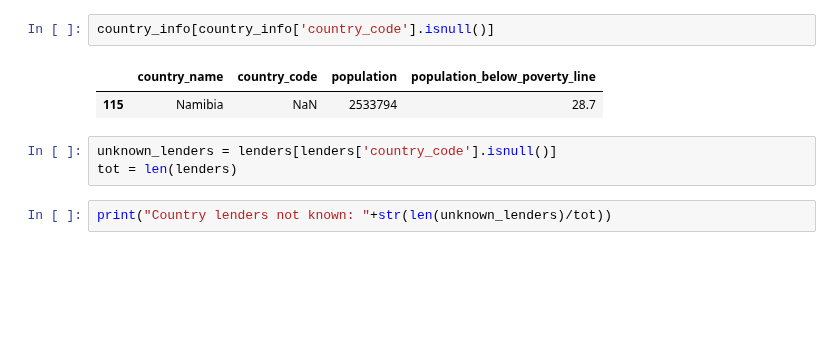
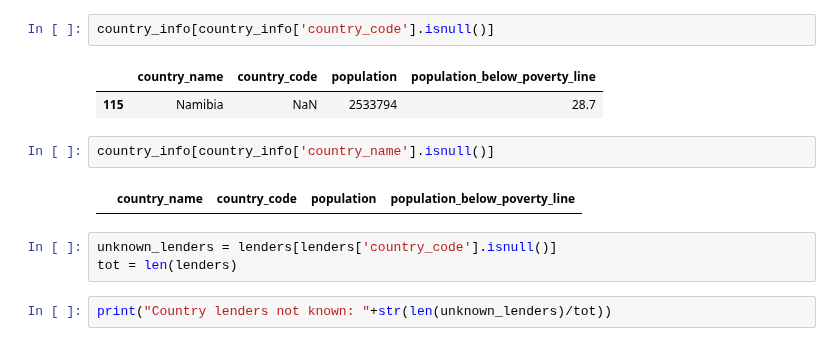
Before and after one commit to gaveter/Project_cs, a Jupyter notebook: Project.ipynb, the cells around one changed output. Cells and saved outputs as stored; diff of their text form; blank space fills up the shorter version.

```diff
--- a/Project.ipynb
+++ b/Project.ipynb
@@ -524,6 +560,10 @@ country_info[country_info['country_code'].isnull()]
 # %% [output]
 |  | country_name | country_code | population | population_below_poverty_line |
 | 115 | Namibia | NaN | 2533794 | 28.7 |
+# %%
+country_info[country_info['country_name'].isnull()]
+# %% [output]
+|  | country_name | country_code | population | population_below_poverty_line |
 # %%
 unknown_lenders = lenders[lenders['country_code'].isnull()]
 tot = len(lenders)
```
Also changed, not shown: parts of 28 cells of this notebook.
